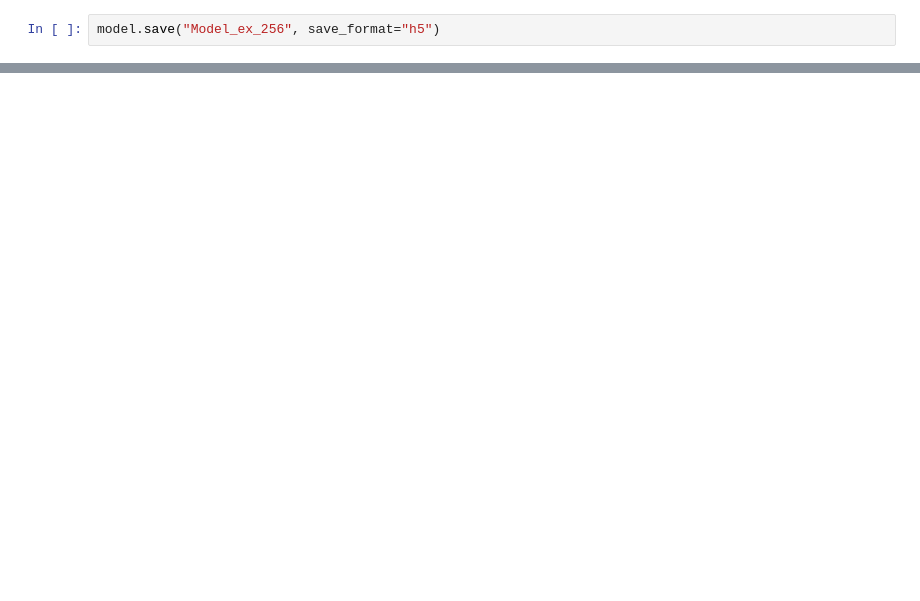
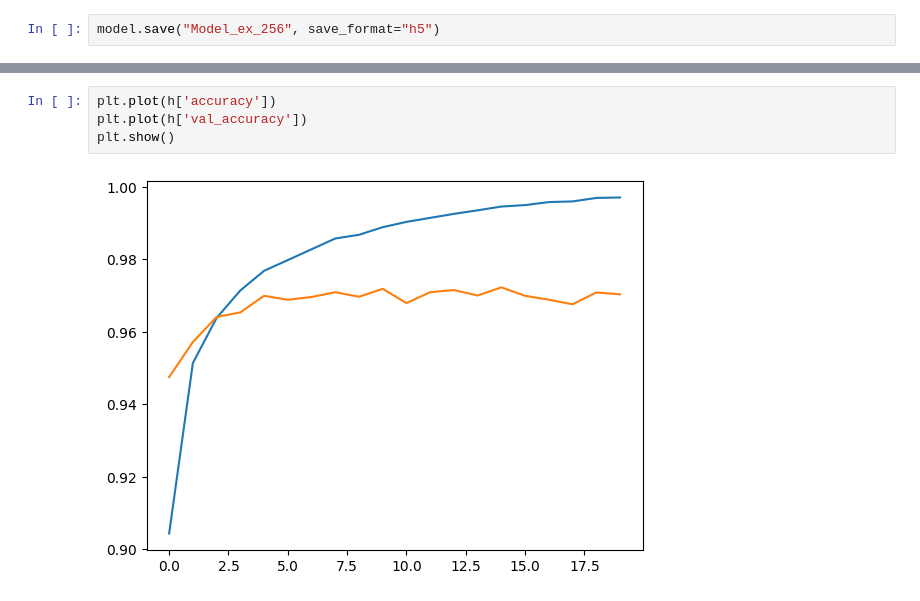
Before and after one commit to posyd0moika/NeuralNetwork_MNIST, a Jupyter notebook: CreateNetwork/keras_NN_MNIST.ipynb, the cells around one changed output, grey strips where cells are left out. Drawn from its saved outputs; the diff is of its cells as text; blank space fills up the shorter version.

```diff
--- a/CreateNetwork/keras_NN_MNIST.ipynb
+++ b/CreateNetwork/keras_NN_MNIST.ipynb
@@ -68,0 +73,6 @@ model.evaluate(x_train, to_categorical(y_train, 10))
+# %%
+plt.plot(h['accuracy'])
+plt.plot(h['val_accuracy'])
+plt.show()
+# %% [output]
+[figure, added]
```
Also changed, not shown: parts of 11 cells of this notebook.
